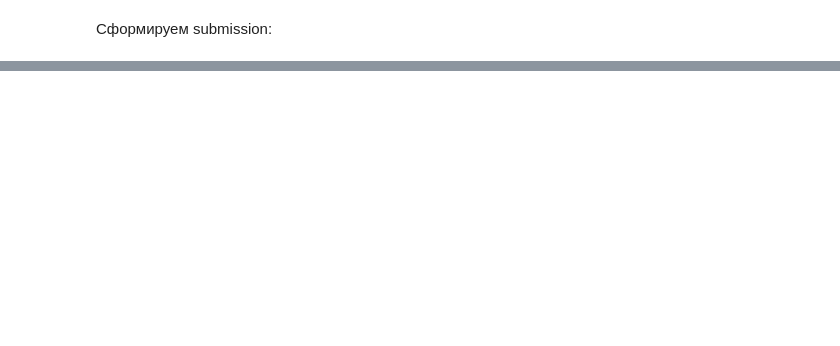
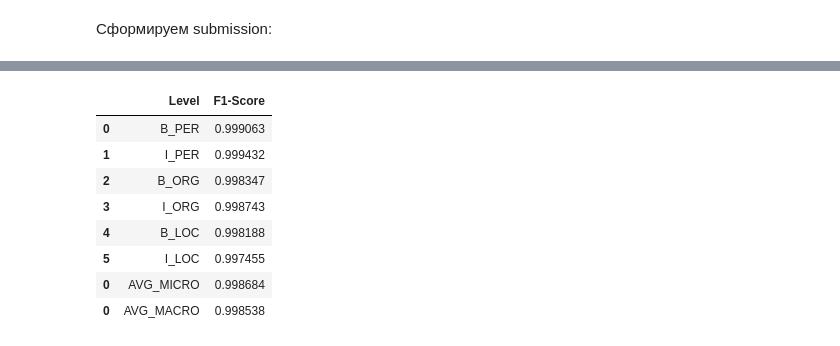
Before and after one commit to Valentin-Buchnev/NLP-mipt, a Jupyter notebook: hw2/solution.ipynb, the cells around one changed output, grey strips where cells are left out. Drawn from its saved outputs; the diff is of its cells as text; code cells hidden in the pictures; blank space fills up the shorter version.

```diff
--- a/hw2/solution.ipynb
+++ b/hw2/solution.ipynb
@@ -684,0 +788,11 @@ submission.to_csv('submission_BERT_BiLSTM_CRF_10_epochs.csv', index=False)
+# %%
+model = NERDA(
+    dataset_training = training,
+    dataset_validation = validation,
+    tag_scheme = tag_scheme,
+    tag_outside = 'O',
+    transformer = transformer,
+    dropout = dropout,
+    hyperparameters = training_hyperparameters,
+    max_len = 256,
+)
@@ -684,0 +801,2 @@ submission.to_csv('submission_BERT_BiLSTM_CRF_10_epochs.csv', index=False)
+# %%
+model.train()
@@ -684,0 +816,12 @@ submission.to_csv('submission_BERT_BiLSTM_CRF_10_epochs.csv', index=False)
+# %%
+model.evaluate_performance(training)
+# %% [output]
+|  | Level | F1-Score |
+| 0 | B_PER | 0.999063 |
+| 1 | I_PER | 0.999432 |
+| 2 | B_ORG | 0.998347 |
+| 3 | I_ORG | 0.998743 |
+| 4 | B_LOC | 0.998188 |
+| 5 | I_LOC | 0.997455 |
+| 0 | AVG_MICRO | 0.998684 |
+| 0 | AVG_MACRO | 0.998538 |
```
Also changed, not shown: parts of 42 cells of this notebook.
